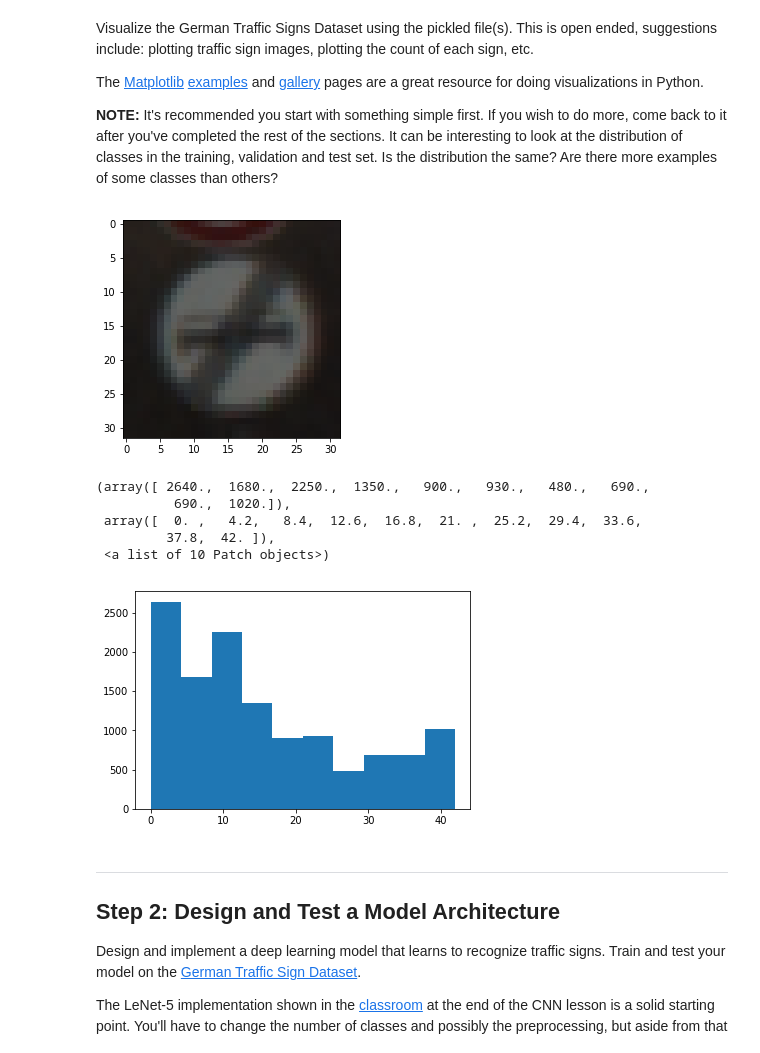
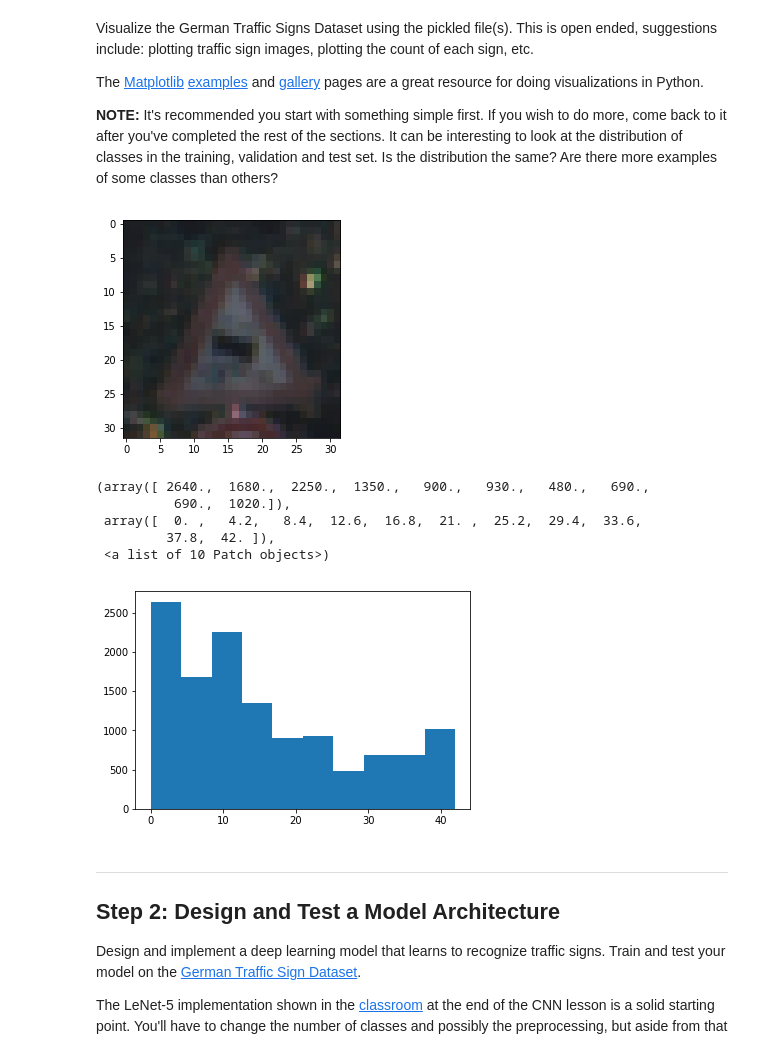
Before and after one commit to rosocz/TrafficSign, a Jupyter notebook: Traffic_Sign_Classifier.ipynb, the cells around one changed output. Saved outputs shown, nothing was run; the diff lists cells and outputs as text; code cells hidden in the pictures.

```diff
--- a/Traffic_Sign_Classifier.ipynb
+++ b/Traffic_Sign_Classifier.ipynb
@@ -96,13 +98,13 @@ The [Matplotlib](http://matplotlib.org/) [examples](http://matplotlib.org/exampl
 # %%
 ### Data exploration visualization code goes here.
 ### Feel free to use as many code cells as needed.
 # Visualizations will be shown in the notebook.
 %matplotlib inline
-plt.imshow(X_train[19])
+plt.imshow(X_train[2000])
 plt.show()
 plt.hist(y_test)
 # %% [output]
-[figure, old version]
+[figure, new version]
 (array([ 2640.,  1680.,  2250.,  1350.,   900.,   930.,   480.,   690.,
           690.,  1020.]),
  array([  0. ,   4.2,   8.4,  12.6,  16.8,  21. ,  25.2,  29.4,  33.6,
```
Also changed, not shown: parts of 13 cells of this notebook.
